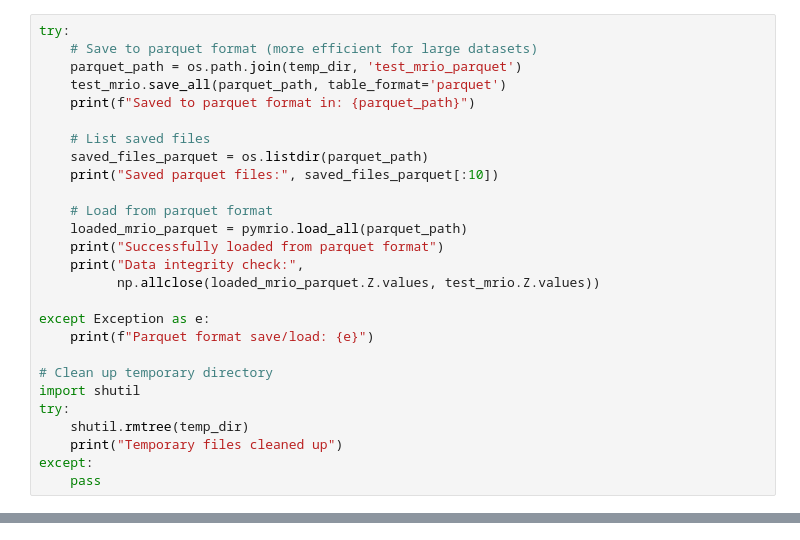
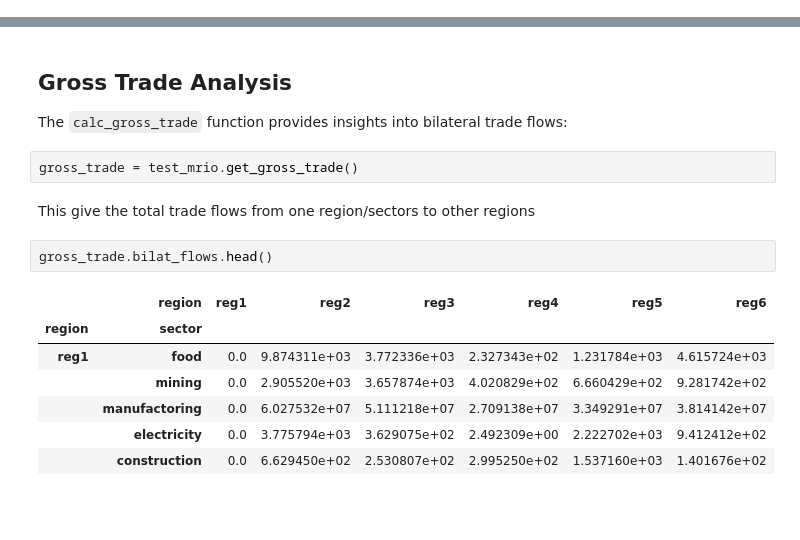
Before and after one commit to IndEcol/pymrio, a Jupyter notebook: doc/source/notebooks/full_tutorial.ipynb, the cells around one changed output, grey strips where cells are left out. Saved outputs shown, nothing was run; the diff lists cells and outputs as text; blank space fills up the shorter version.

```diff
--- a/doc/source/notebooks/full_tutorial.ipynb
+++ b/doc/source/notebooks/full_tutorial.ipynb
@@ -436,27 +0,0 @@ except Exception as e:
-# %%
-try:
-    # Save to parquet format (more efficient for large datasets)
-    parquet_path = os.path.join(temp_dir, 'test_mrio_parquet')
-    test_mrio.save_all(parquet_path, table_format='parquet')
-    print(f"Saved to parquet format in: {parquet_path}")
-
-    # List saved files
-    saved_files_parquet = os.listdir(parquet_path)
-    print("Saved parquet files:", saved_files_parquet[:10])
-
-    # Load from parquet format
-    loaded_mrio_parquet = pymrio.load_all(parquet_path)
-    print("Successfully loaded from parquet format")
-    print("Data integrity check:",
-          np.allclose(loaded_mrio_parquet.Z.values, test_mrio.Z.values))
-
-except Exception as e:
-    print(f"Parquet format save/load: {e}")
-
-# Clean up temporary directory
-import shutil
-try:
-    shutil.rmtree(temp_dir)
-    print("Temporary files cleaned up")
-except:
-    pass
@@ -520,0 +283,18 @@ For further exploration, consult the complete pymrio documentation at https://py
+# %% [markdown]
+## Gross Trade Analysis
+
+The `calc_gross_trade` function provides insights into bilateral trade flows:
+# %%
+gross_trade = test_mrio.get_gross_trade()
+# %% [markdown]
+This give the total trade flows from one region/sectors to other regions
+# %%
+gross_trade.bilat_flows.head()
+# %% [output]
+|  | region | reg1 | reg2 | reg3 | reg4 | reg5 | reg6 |
+| region | sector |  |  |  |  |  |  |
+| reg1 | food | 0.0 | 9.874311e+03 | 3.772336e+03 | 2.327343e+02 | 1.231784e+03 | 4.615724e+03 |
+|  | mining | 0.0 | 2.905520e+03 | 3.657874e+03 | 4.020829e+02 | 6.660429e+02 | 9.281742e+02 |
+|  | manufactoring | 0.0 | 6.027532e+07 | 5.111218e+07 | 2.709138e+07 | 3.349291e+07 | 3.814142e+07 |
+|  | electricity | 0.0 | 3.775794e+03 | 3.629075e+02 | 2.492309e+00 | 2.222702e+03 | 9.412412e+02 |
+|  | construction | 0.0 | 6.629450e+02 | 2.530807e+02 | 2.995250e+02 | 1.537160e+03 | 1.401676e+02 |
```
Also changed, not shown: parts of 125 cells of this notebook, 13 other files.
